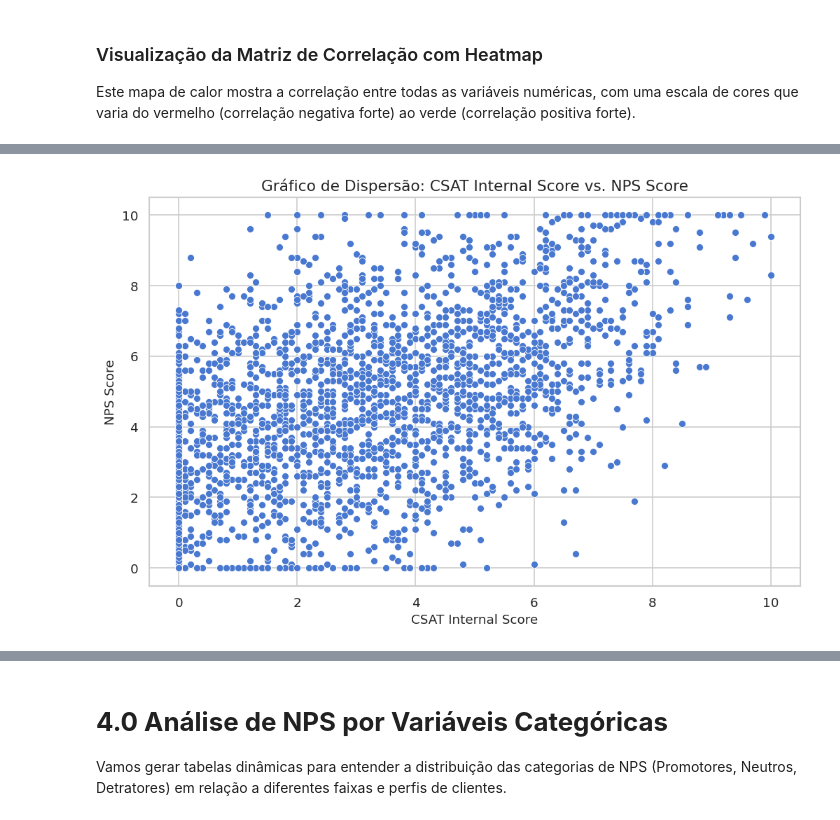
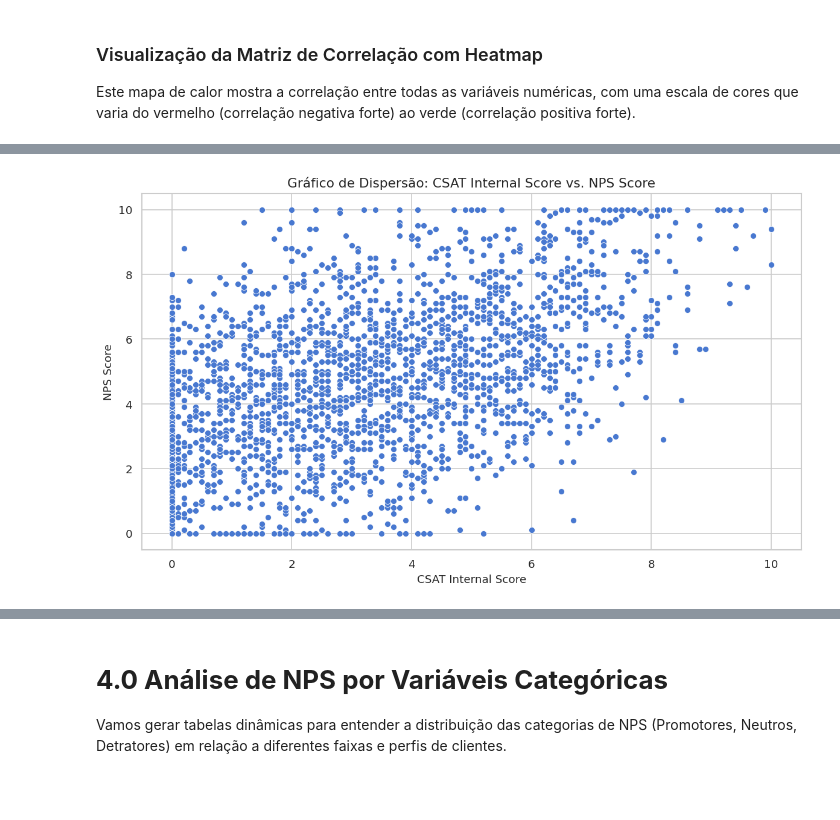
Before and after one commit to postechfiap018-ctrl/TECH_CHALLENGE_FASE1, a Jupyter notebook: EDA_TECHALLENGE_FASE1.ipynb, the cells around one changed output, grey strips where cells are left out. Drawn from its saved outputs; the diff is of its cells as text; code cells hidden in the pictures; blank space fills up the shorter version.

```diff
--- a/EDA_TECHALLENGE_FASE1.ipynb
+++ b/EDA_TECHALLENGE_FASE1.ipynb
@@ -42,6 +38,6 @@ Sucesso!
 # %%
 # Carregar a base
-df = pd.read_csv('/content/desafio_nps_fase_1.csv')
+df = pd.read_csv('/content/data/desafio_nps_fase_1.csv')
 
 #Visualizar base e contar quantidade de linhas e colunas
 print(f'Shape: {df.shape[0]} linhas x {df.shape[1]} colunas')
@@ -212,13 +325,17 @@ Este mapa de calor mostra a correlação entre todas as variáveis numéricas, c
 # %%
 #Gráfico de correlação do score interno com o NPS
-#=>Conclusão variáveis não se relacionam, csat/score interno nãop será usado na análise
+#=>Conclusão variáveis não se relacionam, csat/score interno não será usado na análise
 
 plt.figure(figsize=(10, 6))
 sns.scatterplot(data=df, x='csat_internal_score', y='nps_score')
 plt.title('Gráfico de Dispersão: CSAT Internal Score vs. NPS Score')
 plt.xlabel('CSAT Internal Score')
 plt.ylabel('NPS Score')
 plt.grid(True)
+
+#Salva o PNG do gráfico na pasta
+plt.tight_layout()
+plt.savefig('/content/graficos/scatterplot_csat_nps.png', dpi=150)
 plt.show()
 # %% [output]
-[figure, old version]
+[figure, new version]
```
Also changed, not shown: parts of 32 cells of this notebook.
